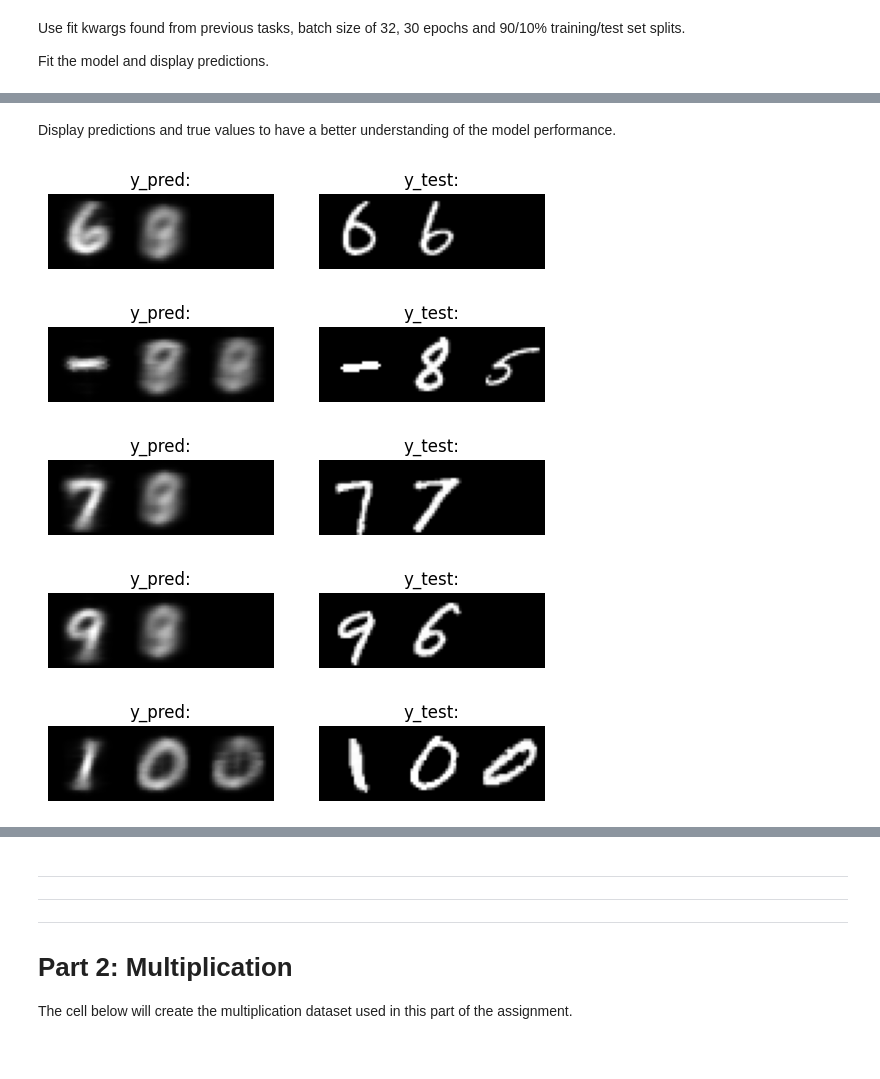
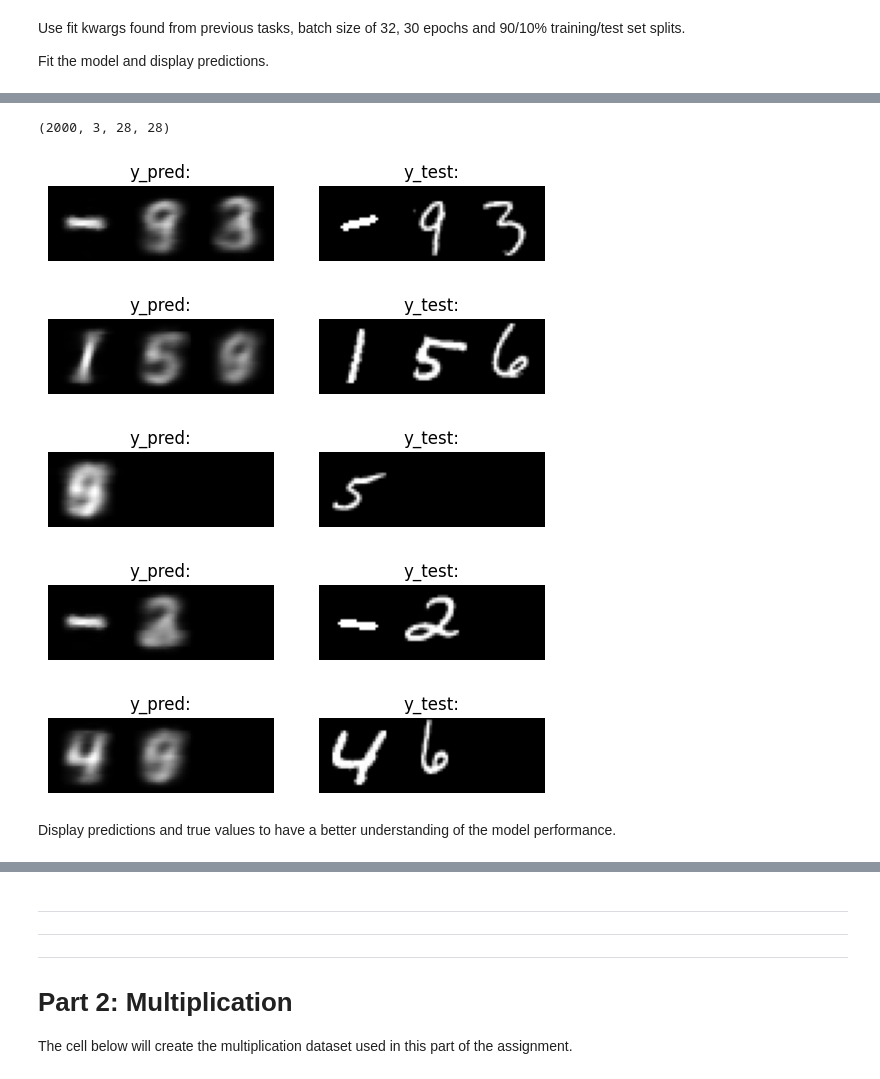
Before and after one commit to Spijkerberg/IDL-A2, a Jupyter notebook: individual_solns/A2_group_45.ipynb, the cells around one changed output, grey strips where cells are left out. Drawn from its saved outputs; the diff is of its cells as text; code cells hidden in the pictures.

```diff
--- a/individual_solns/A2_group_45.ipynb
+++ b/individual_solns/A2_group_45.ipynb
@@ -1375,11 +1362,22 @@ Epoch 30/30
+# %%
+def display_sample_prediction(n):
+    labels = ['y_pred:', 'y_test:']
+    for j, data in enumerate([pred, y_test]):
+        plt.subplot(1,2,j+1)
+        plt.axis('off')
+        plt.title(labels[j])
+        plt.imshow(np.hstack(data[n]), cmap='gray')
+    plt.show()
+
+print(pred.shape)
+for i in np.random.randint(0,pred.shape[0],5):
+  display_sample_prediction(i)
+# %% [output]
+(2000, 3, 28, 28)
+[figure, added]
+[figure, added]
+[figure, added]
+[figure, added]
+[figure, added]
 # %% [markdown]
 Display predictions and true values to have a better understanding of the model performance.
-# %%
-for i in np.random.randint(0,2000,5):
-  display_sample_prediction(i)
-# %% [output]
-[figure, removed]
-[figure, removed]
-[figure, removed]
-[figure, removed]
-[figure, removed]
```
Also changed, not shown: parts of 8 cells of this notebook.
